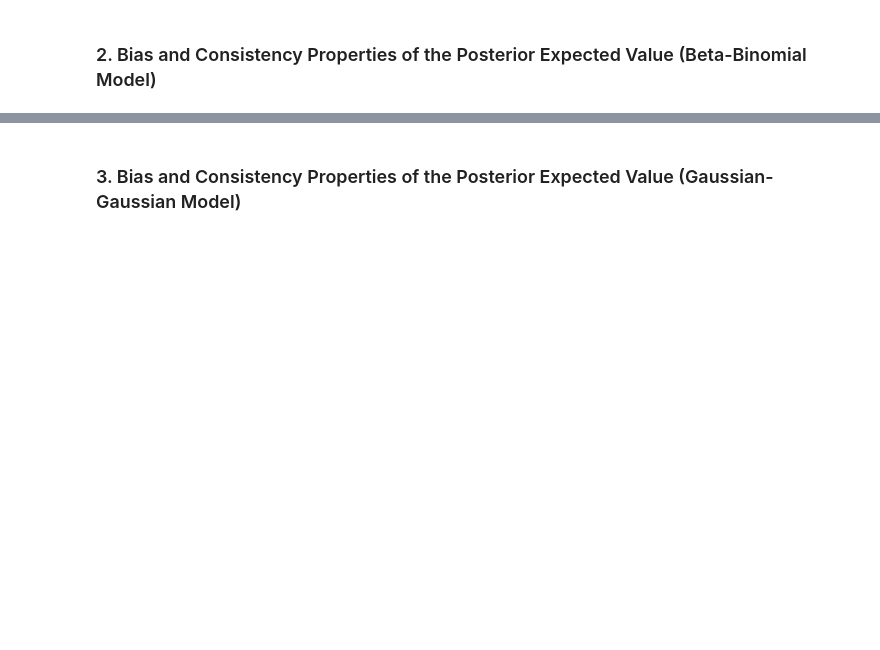
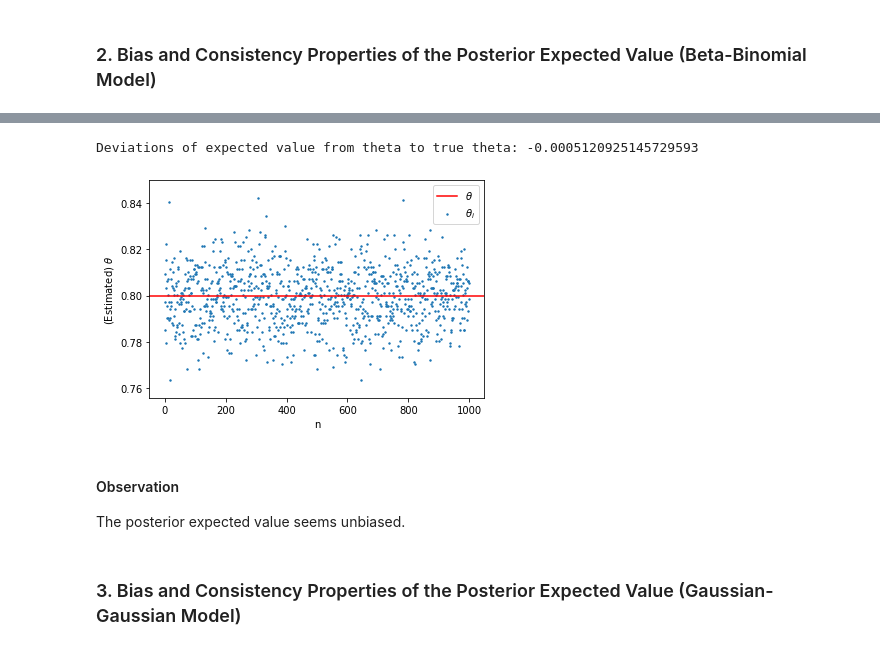
Before and after one commit to DorotheaMueller/statistics_assignments, a Jupyter notebook: ex_3.ipynb, the cells around one changed output, grey strips where cells are left out. Cells and saved outputs as stored; diff of their text form; code cells hidden in the pictures; blank space fills up the shorter version.

```diff
--- a/ex_3.ipynb
+++ b/ex_3.ipynb
@@ -128,2 +137,30 @@ As expected, the recursive and batch Bayesian estimation yield the same result w
+# %%
+def get_theta_estimate(theta_unknown=0.8, n=1000):
+    "Get posterior using uniform prior. This represents one run, i.e. one theta_n."
+    a = 1
+    b = 1
+    prior = beta.pdf(x = theta_range, a = a, b = b)
+    n_pos = np.random.binomial(n, theta_unknown)
+    posterior_batch = beta.pdf(x = theta_range, a = a + n_pos, b = b + n - n_pos)
+    return np.mean(posterior_batch * theta_range)
+# %%
+m = 1000
+theta_unknown = 0.8
+res = []
+for _ in range(m):
+    res.append(get_theta_estimate(theta_unknown))
+# %%
+plt.scatter(np.arange(0, m), res, s = 2, label = r'$\theta_i$')
+plt.axhline(theta_unknown, color = 'red', label = r'$\theta$')
+plt.legend()
+plt.xlabel('n')
+plt.ylabel(r'(Estimated) $\theta$')
+print("Deviations of expected value from theta to true theta:", np.mean(res)-theta_unknown)
+# %% [output]
+Deviations of expected value from theta to true theta: -0.0005120925145729593
+[figure, added]
+# %% [markdown]
+#### Observation
+The posterior expected value seems unbiased.
 # %% [markdown]
 ### 3. Bias and Consistency Properties of the Posterior Expected Value (Gaussian-Gaussian Model)
```
Also changed, not shown: parts of 5 cells of this notebook.
